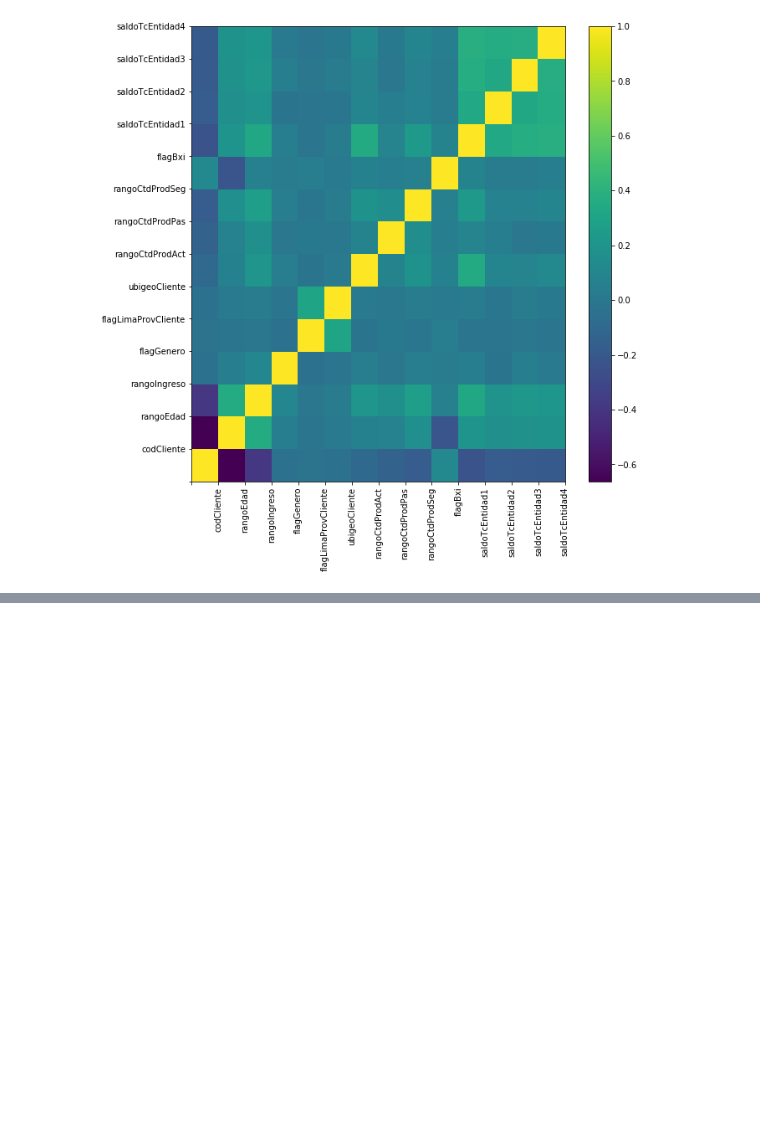
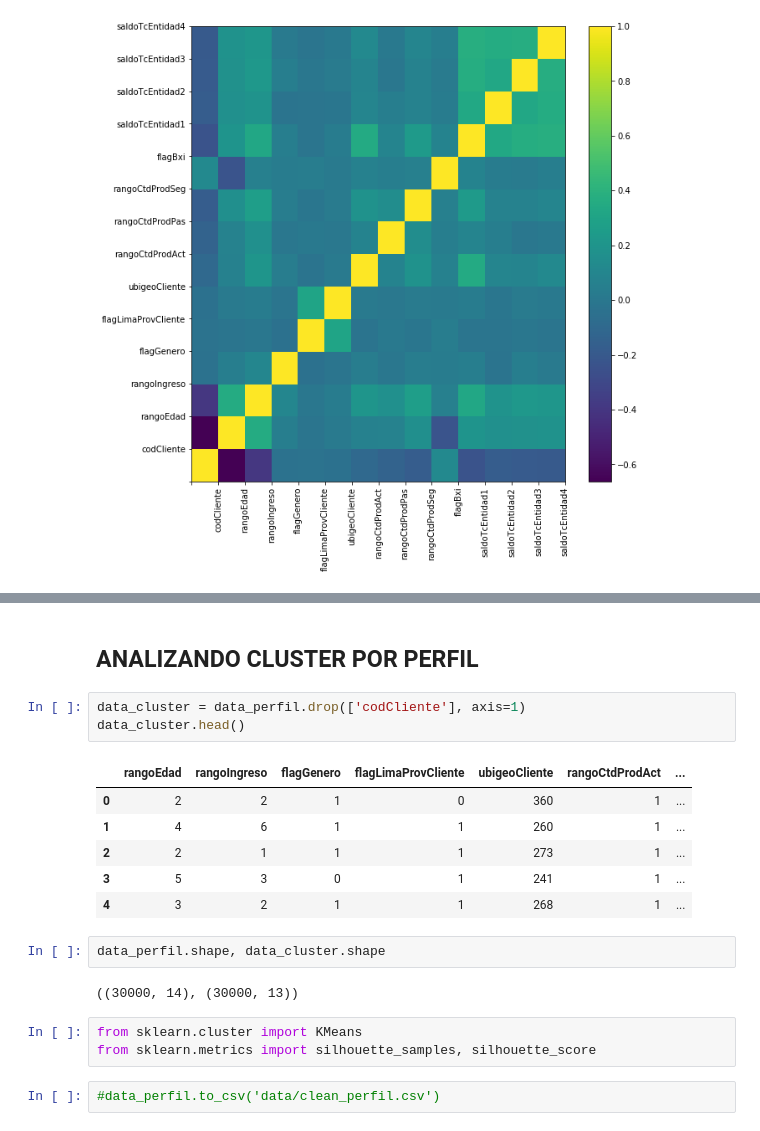
Before and after one commit to kendalvictor/codeando, a Jupyter notebook: machine_learning/_bbva data challeneger 2018/analysis_perfil.ipynb, the cells around one changed output, grey strips where cells are left out. Cells and saved outputs as stored; diff of their text form; blank space fills up the shorter version.

Commit message:
analysis use cluster

```diff
--- a/machine_learning/_bbva data challeneger 2018/analysis_perfil.ipynb
+++ b/machine_learning/_bbva data challeneger 2018/analysis_perfil.ipynb
@@ -274,3 +256,24 @@ data_perfil.corr()
 | saldoTcEntidad2 | -0.178762 | 0.163962 | 0.190056 | -0.019420 | -0.017492 | -0.007302 | 0.096943 | ... |
 | saldoTcEntidad3 | -0.189569 | 0.173833 | 0.226064 | 0.039527 | -0.004951 | 0.021625 | 0.086557 | ... |
 | saldoTcEntidad4 | -0.197596 | 0.186608 | 0.211945 | 0.017322 | -0.016210 | 0.008288 | 0.118034 | ... |
+# %% [markdown]
+## ANALIZANDO CLUSTER POR PERFIL
+# %%
+data_cluster = data_perfil.drop(['codCliente'], axis=1)
+data_cluster.head()
+# %% [output]
+|  | rangoEdad | rangoIngreso | flagGenero | flagLimaProvCliente | ubigeoCliente | rangoCtdProdAct | ... |
+| 0 | 2 | 2 | 1 | 0 | 360 | 1 | ... |
+| 1 | 4 | 6 | 1 | 1 | 260 | 1 | ... |
+| 2 | 2 | 1 | 1 | 1 | 273 | 1 | ... |
+| 3 | 5 | 3 | 0 | 1 | 241 | 1 | ... |
+| 4 | 3 | 2 | 1 | 1 | 268 | 1 | ... |
+# %%
+data_perfil.shape, data_cluster.shape
+# %% [output]
+((30000, 14), (30000, 13))
+# %%
+from sklearn.cluster import KMeans
+from sklearn.metrics import silhouette_samples, silhouette_score
+# %%
+#data_perfil.to_csv('data/clean_perfil.csv')
```
Also changed, not shown: parts of 2 cells of this notebook, 4 other files.
